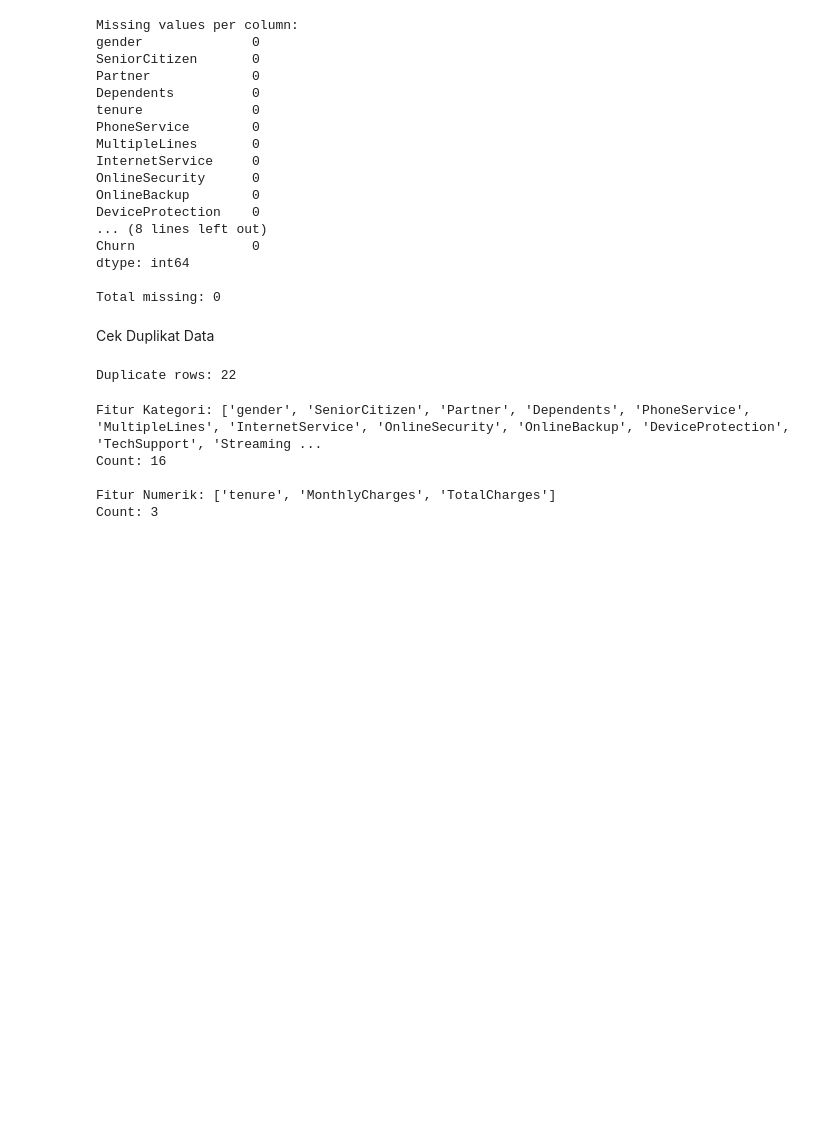
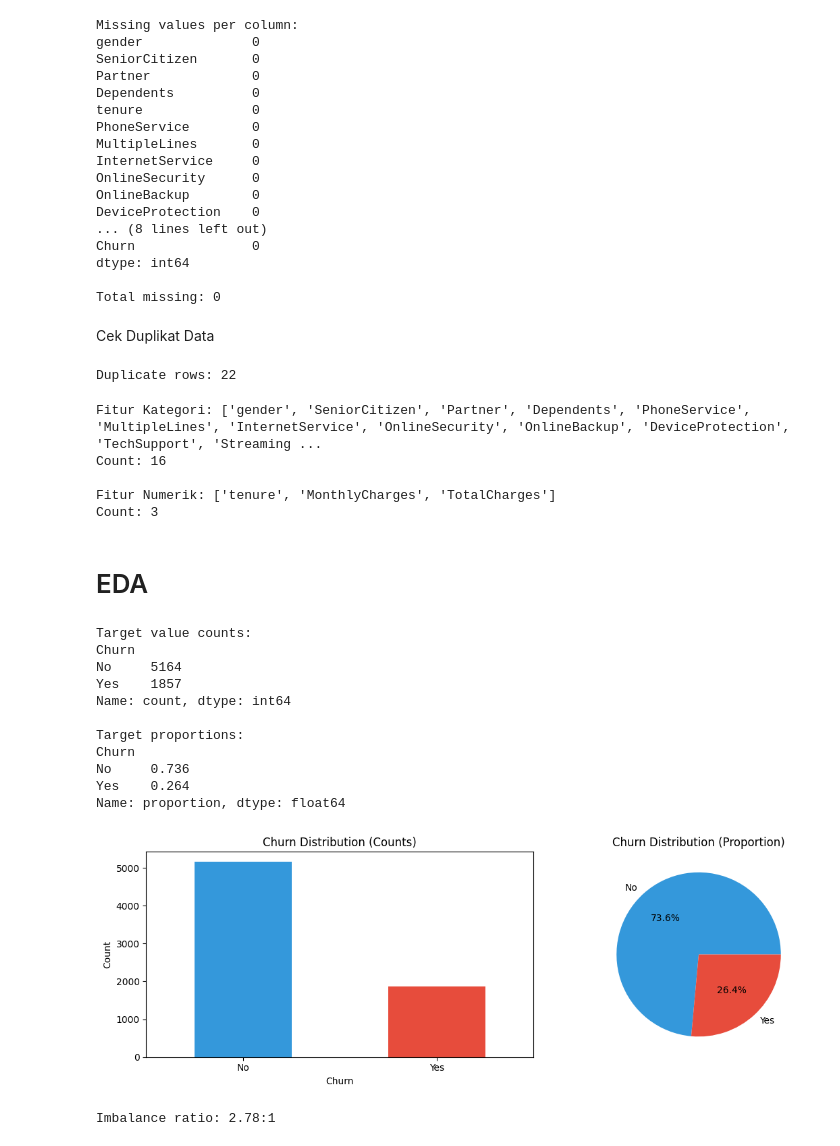
Before and after one commit to Leonanda1013/Telco-Customer-Churn, a Jupyter notebook: notebook.ipynb, the cells around one changed output. Drawn from its saved outputs; the diff is of its cells as text; code cells hidden in the pictures; blank space fills up the shorter version.

```diff
--- a/notebook.ipynb
+++ b/notebook.ipynb
@@ -171,3 +174,47 @@ Count: 16
 
 Fitur Numerik: ['tenure', 'MonthlyCharges', 'TotalCharges']
 Count: 3
+# %% [markdown]
+# EDA
+# %%
+print("Target value counts:")
+print(df['Churn'].value_counts())
+print()
+print("Target proportions:")
+print(df['Churn'].value_counts(normalize=True).round(3))
+
+fig, axes = plt.subplots(1, 2, figsize=(12, 4))
+
+# Count plot
+df['Churn'].value_counts().plot(kind='bar', ax=axes[0], color=['#3498db', '#e74c3c'])
+axes[0].set_title('Churn Distribution (Counts)')
+axes[0].set_ylabel('Count')
+axes[0].tick_params(axis='x', rotation=0)
+
+# Pie chart
+df['Churn'].value_counts().plot(kind='pie', ax=axes[1], autopct='%1.1f%%',
+                                 colors=['#3498db', '#e74c3c'])
+axes[1].set_ylabel('')
+axes[1].set_title('Churn Distribution (Proportion)')
+
+plt.tight_layout()
+plt.show()
+
+# Imbalance ratio
+majority = df['Churn'].value_counts().max()
+minority = df['Churn'].value_counts().min()
+print(f"\nImbalance ratio: {majority/minority:.2f}:1")
+# %% [output]
+Target value counts:
+Churn
+No     5164
+Yes    1857
+Name: count, dtype: int64
+
+Target proportions:
+Churn
+No     0.736
+Yes    0.264
+Name: proportion, dtype: float64
+[figure, added]
+Imbalance ratio: 2.78:1
```
Also changed, not shown: parts of 27 cells of this notebook.
